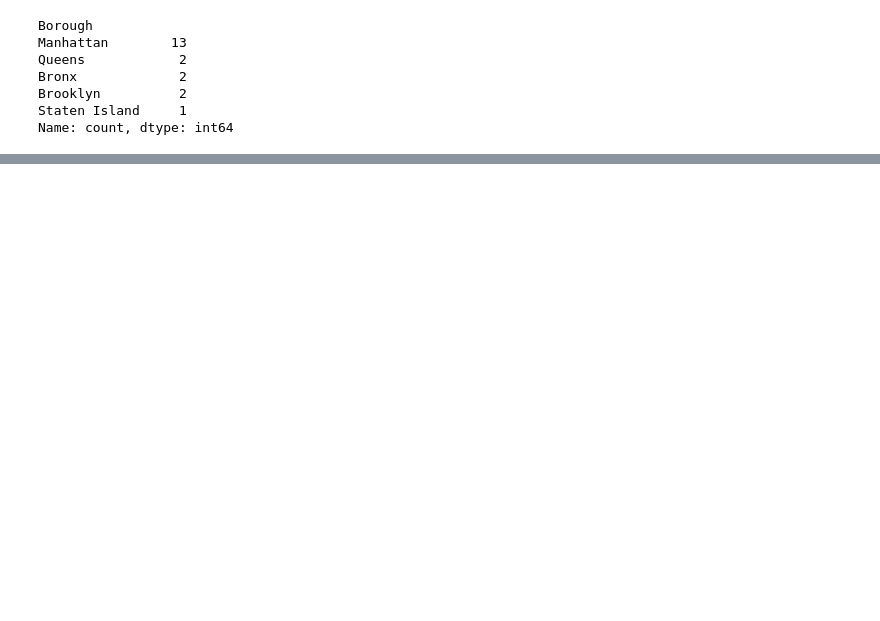
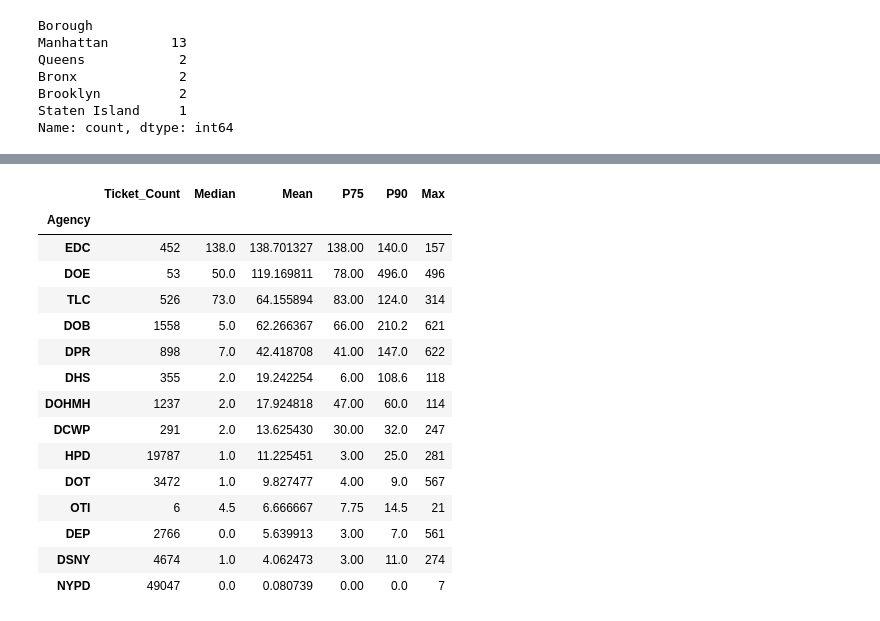
Before and after one commit to JunayedMh/nyc-311-resolution-time-analysis, a Jupyter notebook: notebook/EDA.ipynb, the cells around one changed output, grey strips where cells are left out. Cells and saved outputs as stored; diff of their text form; code cells hidden in the pictures; blank space fills up the shorter version.

Commit message:
agency export

```diff
--- a/notebook/EDA.ipynb
+++ b/notebook/EDA.ipynb
@@ -550,0 +640,26 @@ Name: count, dtype: int64
+# %%
+df.groupby("Agency")["Resolution_Days"].agg(
+    Ticket_Count="count",
+    Median="median",
+    Mean="mean",
+    P75=lambda x: x.quantile(0.75),
+    P90=lambda x: x.quantile(0.90),
+    Max='max'
+).sort_values(by="Mean", ascending=False)
+# %% [output]
+|  | Ticket_Count | Median | Mean | P75 | P90 | Max |
+| Agency |  |  |  |  |  |  |
+| EDC | 452 | 138.0 | 138.701327 | 138.00 | 140.0 | 157 |
+| DOE | 53 | 50.0 | 119.169811 | 78.00 | 496.0 | 496 |
+| TLC | 526 | 73.0 | 64.155894 | 83.00 | 124.0 | 314 |
+| DOB | 1558 | 5.0 | 62.266367 | 66.00 | 210.2 | 621 |
+| DPR | 898 | 7.0 | 42.418708 | 41.00 | 147.0 | 622 |
+| DHS | 355 | 2.0 | 19.242254 | 6.00 | 108.6 | 118 |
+| DOHMH | 1237 | 2.0 | 17.924818 | 47.00 | 60.0 | 114 |
+| DCWP | 291 | 2.0 | 13.625430 | 30.00 | 32.0 | 247 |
+| HPD | 19787 | 1.0 | 11.225451 | 3.00 | 25.0 | 281 |
+| DOT | 3472 | 1.0 | 9.827477 | 4.00 | 9.0 | 567 |
+| OTI | 6 | 4.5 | 6.666667 | 7.75 | 14.5 | 21 |
+| DEP | 2766 | 0.0 | 5.639913 | 3.00 | 7.0 | 561 |
+| DSNY | 4674 | 1.0 | 4.062473 | 3.00 | 11.0 | 274 |
+| NYPD | 49047 | 0.0 | 0.080739 | 0.00 | 0.0 | 7 |
```
Also changed, not shown: parts of 9 cells of this notebook, 6 other files.
